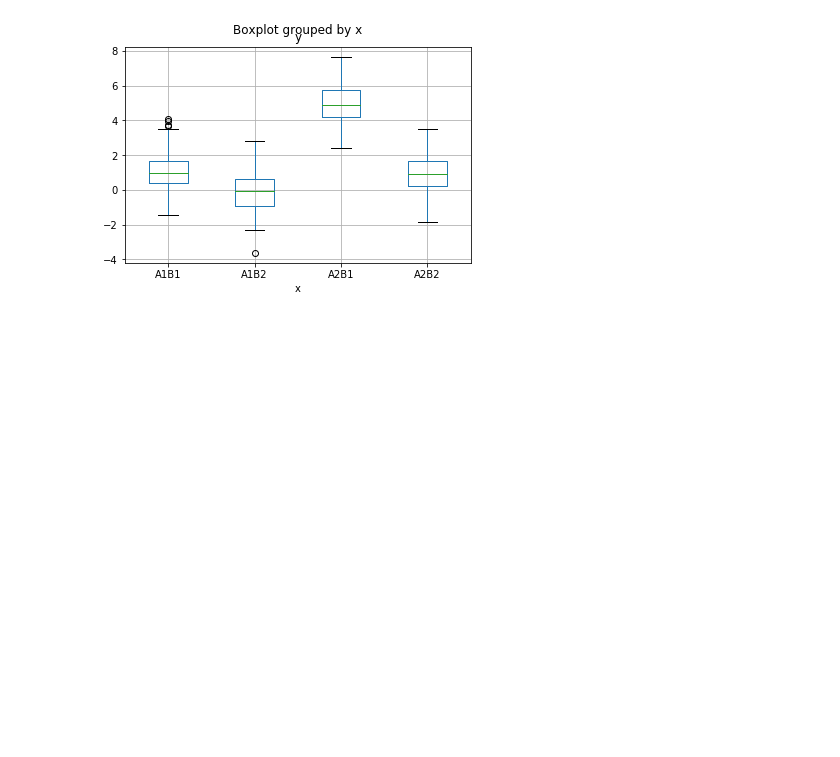
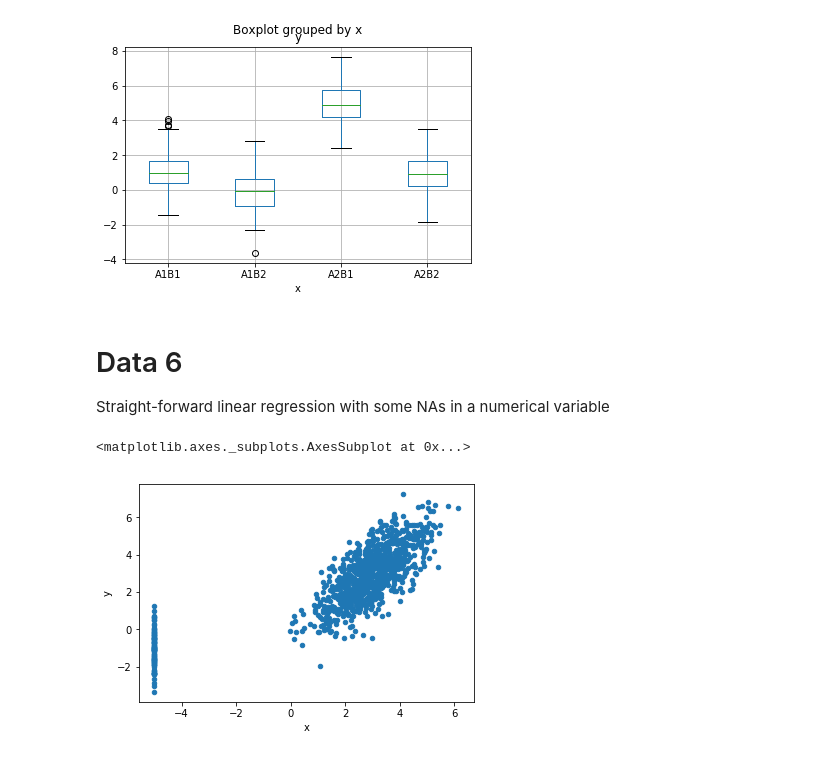
Before and after one commit to derek-damron/python_playground, a Jupyter notebook: modelling/data/generate_data.ipynb, the cells around one changed output. Saved outputs shown, nothing was run; the diff lists cells and outputs as text; code cells hidden in the pictures; blank space fills up the shorter version.

Commit message:
Add NA data sets

```diff
--- a/modelling/data/generate_data.ipynb
+++ b/modelling/data/generate_data.ipynb
@@ -127,3 +128,32 @@ del tmp
 # %%
 # Write out
 df5.to_csv('df5.csv', index=False)
+# %% [markdown]
+# Data 6
+
+Straight-forward linear regression with some NAs in a numerical variable
+# %%
+size_NA = 100
+# %%
+df6_nonNA = pd.DataFrame(data = {'x': np.random.normal(3, 1, size - size_NA)})
+df6_NA = pd.DataFrame(data = {'x': [np.NaN] * size_NA})
+# %%
+df6_nonNA['y'] = (
+    df6_nonNA['x'] +
+    np.random.normal(size=size - size_NA)
+)
+
+df6_NA['y'] = (
+    np.random.normal(-1, size=size_NA)
+)
+# %%
+df6 = (
+    df6_nonNA
+    .append(df6_NA)
+)
+# %%
+# Inspect
+df6.fillna(-5).plot('x', 'y', kind='scatter')
+# %% [output]
+<matplotlib.axes._subplots.AxesSubplot at 0x...>
+[figure, added]
```
Also changed, not shown: parts of 16 cells of this notebook, 3 other files.
